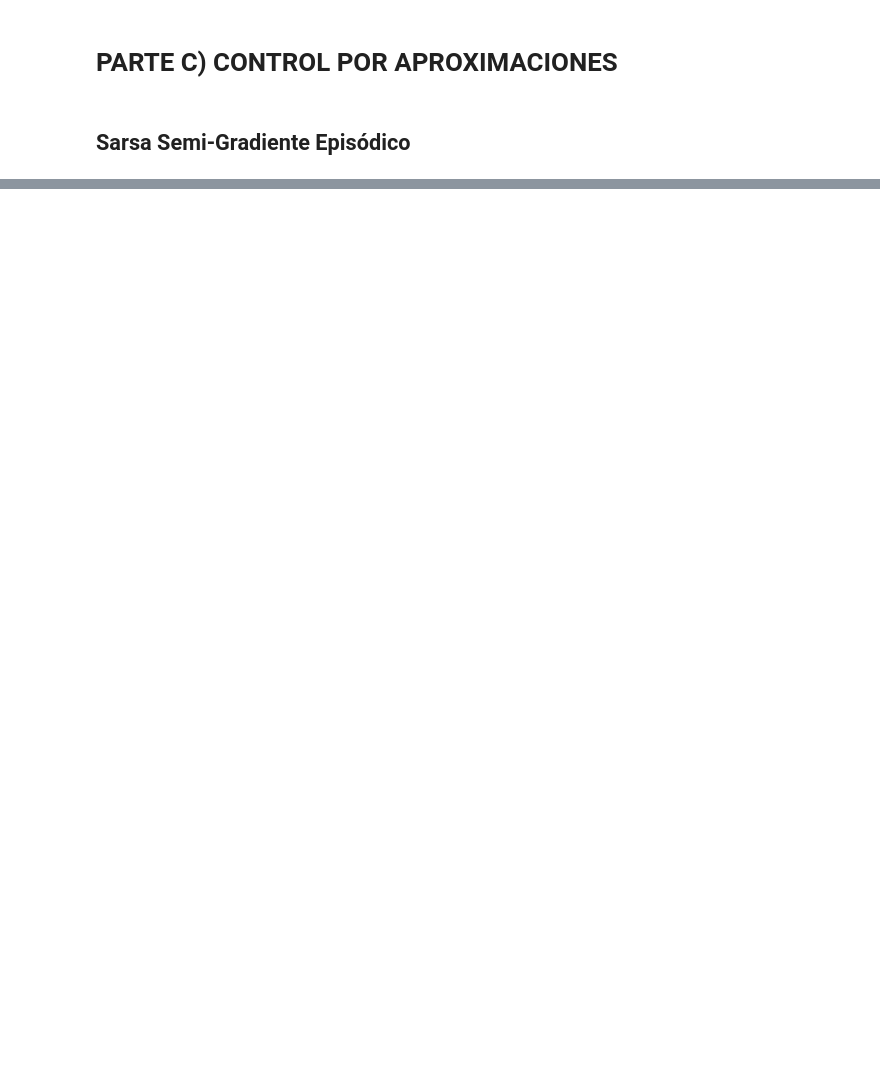
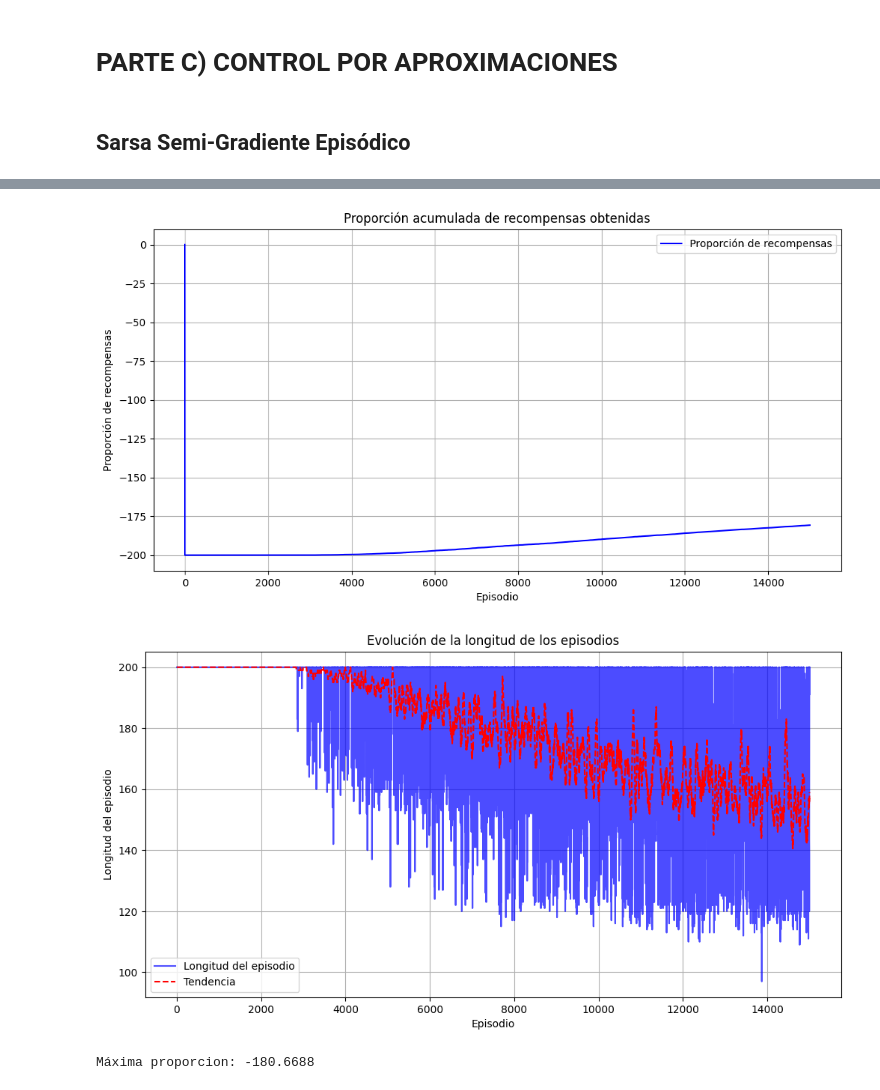
Before and after one commit to salvadeharo10/RL_DHBV, a Jupyter notebook: MonteCarloTodasLasVisitas.ipynb, the cells around one changed output, grey strips where cells are left out. Saved outputs shown, nothing was run; the diff lists cells and outputs as text; code cells hidden in the pictures; blank space fills up the shorter version.

```diff
--- a/MonteCarloTodasLasVisitas.ipynb
+++ b/MonteCarloTodasLasVisitas.ipynb
@@ -902,5 +903,17 @@ display(display_gif(gif_path))
 [interactive output not drawn]
 # %% [markdown]
 # PARTE C) CONTROL POR APROXIMACIONES
+# %%
+#@title Entorno continuo para probar métodos por aproximaciones
+
+env = gym.make("MountainCar-v0", render_mode="rgb_array")
+env.reset(seed=10)
+# %%
+#@title Generamos  mosaicos (tilings) con varios intervalos por dimensión. Al nuevo espacio lo llamaremos *tcenv*
+tilings = 10  # Número de mosaicos
+bins = np.array([20, 20])  # Número de intervalos en cada dimensión. 20 en cada una
+low = env.observation_space.low
+high = env.observation_space.high
+tcenv = TileCodingEnv(env, bins=bins, low=low, high=high, n=tilings)
 # %% [markdown]
 ## Sarsa Semi-Gradiente Episódico
@@ -1114,0 +967,10 @@ episodic_rewards_sarsaG, list_stats_sarsaG, episode_lengths_sarsaG = exec_sg_sar
+# %%
+# Hiperparámetros del agente
+epsilon = 0.1
+gamma = 0.99  # Factor de descuento
+decay = True  # Usar decaimiento de epsilon
+alpha = 0.1
+
+# Crear el agente SARSA semigradiente
+agentSarsaSemi = SemiGradientSarsaAgent(tcenv, alpha, epsilon, decay)
+W, list_stats, episode_lengths = semiGradient_sarsa(tcenv, agentSarsaSemi, num_episodes=30000)
@@ -1115,5 +988,9 @@ episodic_rewards_sarsaG, list_stats_sarsaG, episode_lengths_sarsaG = exec_sg_sar
 # %%
-plot(list_stats_sarsaG)
-plot_episode_lengths(episode_lengths_sarsaG)
+plot(list_stats)
+plot_episode_lengths(episode_lengths)
 #plot_episode_length_vs_time(episode_lengths)
-print(f"Máxima proporcion: {list_stats_sarsaG[-1]}")
+print(f"Máxima proporcion: {list_stats[-1]}")
+# %% [output]
+[figure, added]
+[figure, added]
+Máxima proporcion: -180.6688
```
Also changed, not shown: parts of 12 cells of this notebook.
